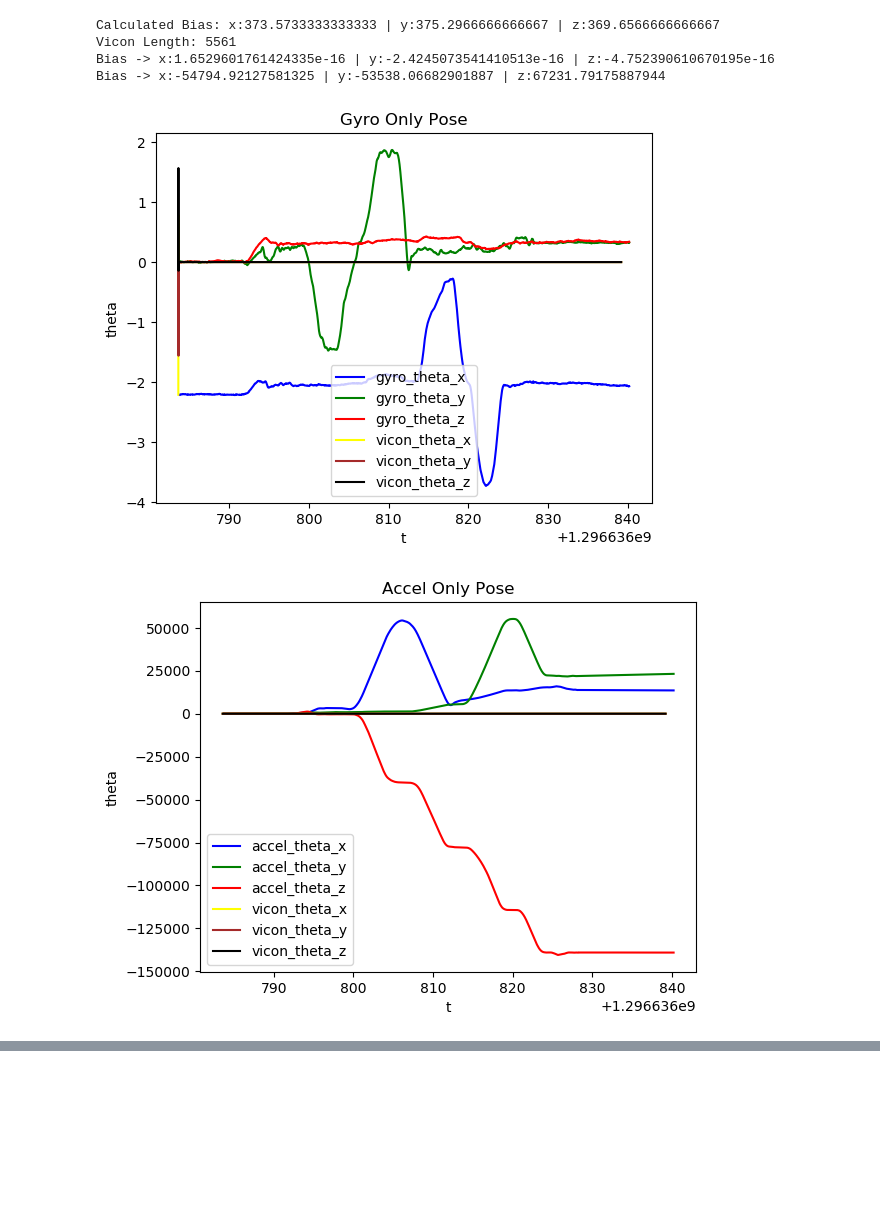
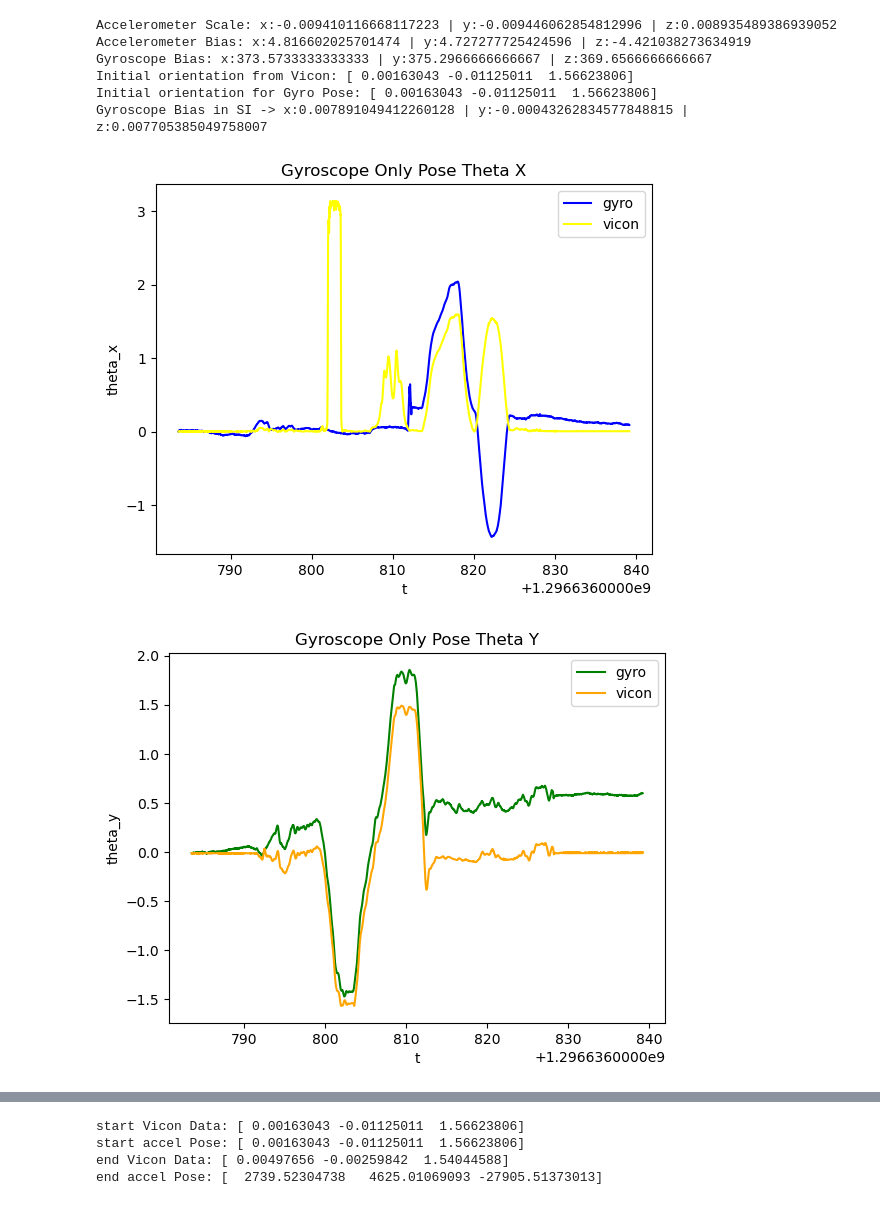
Before and after one commit to parth-20-07/Sensor-Fusion-and-Attitude-Estimation, a Jupyter notebook: main.ipynb, the cells around one changed output, grey strips where cells are left out. Drawn from its saved outputs; the diff is of its cells as text; code cells hidden in the pictures; blank space fills up the shorter version.

Commit message:
Complete Gyro Only Attitude Estimation

```diff
--- a/main.ipynb
+++ b/main.ipynb
@@ -314,41 +502,44 @@ set1 = calculatePose(
     "Phase1/Data/Train/Vicon/viconRot1.mat",
     "Phase1/Data/Train/IMU/imuRaw1.mat",
     "Phase1/IMUParams.mat",
+    "Set 1"
 )
 
 # set2 = calculatePose(
 #     "Phase1/Data/Train/Vicon/viconRot2.mat",
 #     "Phase1/Data/Train/IMU/imuRaw2.mat",
 #     "Phase1/IMUParams.mat",
 # )
 
 # set3 = calculatePose(
 #     "Phase1/Data/Train/Vicon/viconRot3.mat",
 #     "Phase1/Data/Train/IMU/imuRaw3.mat",
 #     "Phase1/IMUParams.mat",
 # )
 
 # set4 = calculatePose(
 #     "Phase1/Data/Train/Vicon/viconRot4.mat",
 #     "Phase1/Data/Train/IMU/imuRaw4.mat",
 #     "Phase1/IMUParams.mat",
 # )
 
 # set5 = calculatePose(
 #     "Phase1/Data/Train/Vicon/viconRot5.mat",
 #     "Phase1/Data/Train/IMU/imuRaw5.mat",
 #     "Phase1/IMUParams.mat",
 # )
 
 # set6 = calculatePose(
 #     "Phase1/Data/Train/Vicon/viconRot6.mat",
 #     "Phase1/Data/Train/IMU/imuRaw6.mat",
 #     "Phase1/IMUParams.mat",
 # )
 # %% [output]
-Calculated Bias: x:373.5733333333333 | y:375.2966666666667 | z:369.6566666666667
-Vicon Length: 5561
-Bias -> x:1.6529601761424335e-16 | y:-2.4245073541410513e-16 | z:-4.752390610670195e-16
-Bias -> x:-54794.92127581325 | y:-53538.06682901887 | z:67231.79175887944
+Accelerometer Scale: x:-0.009410116668117223 | y:-0.009446062854812996 | z:0.008935489386939052
+Accelerometer Bias: x:4.816602025701474 | y:4.727277725424596 | z:-4.421038273634919
+Gyroscope Bias: x:373.5733333333333 | y:375.2966666666667 | z:369.6566666666667
+Initial orientation from Vicon: [ 0.00163043 -0.01125011  1.56623806]
+Initial orientation for Gyro Pose: [ 0.00163043 -0.01125011  1.56623806]
+Gyroscope Bias in SI -> x:0.007891049412260128 | y:-0.00043262834577848815 | z:0.007705385049758007
-[figure, old version]
+[figure, new version]
-[figure, old version]
+[figure, new version]
@@ -354,0 +567,4 @@ Bias -> x:-54794.92127581325 | y:-53538.06682901887 | z:67231.79175887944
+start Vicon Data: [ 0.00163043 -0.01125011  1.56623806]
+start accel Pose: [ 0.00163043 -0.01125011  1.56623806]
+end Vicon Data: [ 0.00497656 -0.00259842  1.54044588]
+end accel Pose: [  2739.52304738   4625.01069093 -27905.51373013]
```
Also changed, not shown: parts of 4 cells of this notebook, 6 other files.
